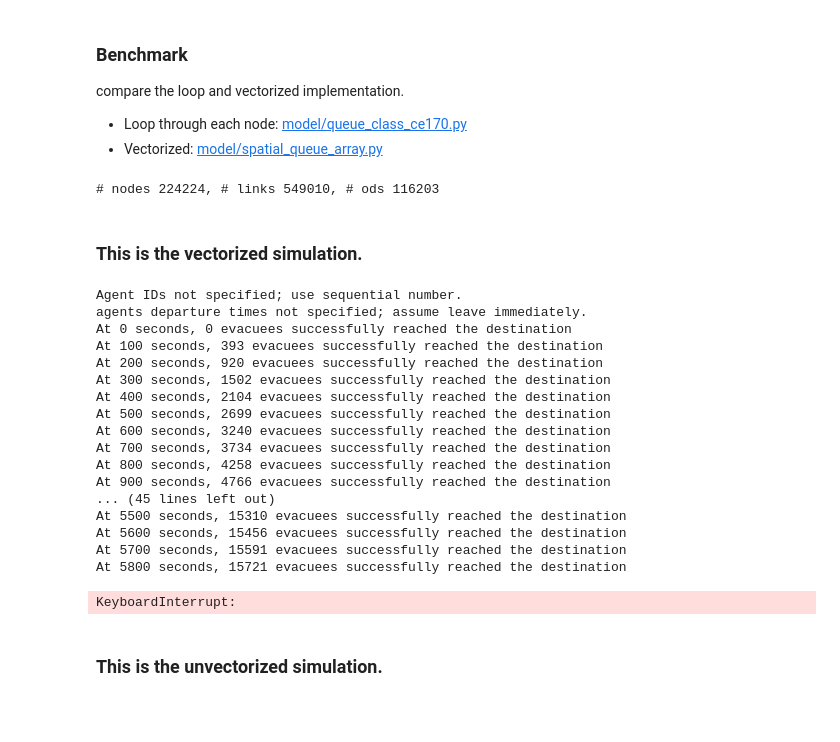
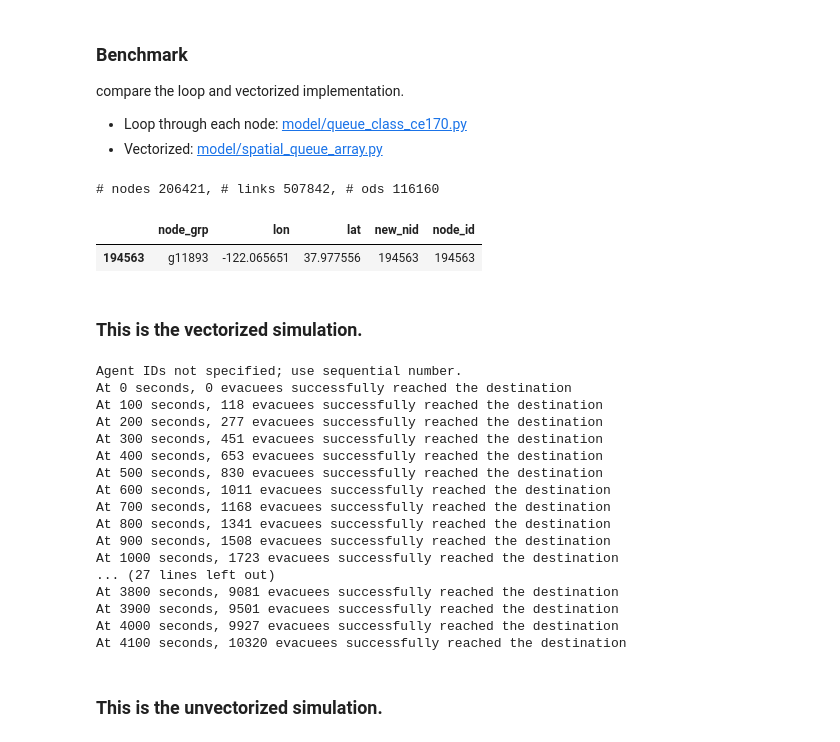
Before and after one commit to cb-cities/spatial_queue, a Jupyter notebook: benchmark/benchmark.ipynb, the cells around one changed output. Saved outputs shown, nothing was run; the diff lists cells and outputs as text; code cells hidden in the pictures; blank space fills up the shorter version.

```diff
--- a/benchmark/benchmark.ipynb
+++ b/benchmark/benchmark.ipynb
@@ -22,39 +22,36 @@ import model.spatial_queue_array as sq_vect
 # %%
 ### Read network and demand
 case='fairfax'
-nodes_df = pd.read_csv('traffic_inputs/{}_nodes.csv'.format(case))
-links_df = pd.read_csv('traffic_inputs/{}_links.csv'.format(case))
-od_df = pd.read_csv('traffic_inputs/{}_ods_day.csv'.format(case))
+nodes_df = pd.read_csv('traffic_inputs/new_{}_nodes.csv'.format(case))
+links_df = pd.read_csv('traffic_inputs/new_{}_links.csv'.format(case))
+od_df = pd.read_csv('traffic_inputs/{}_ods_day_new.csv'.format(case))
 #od_df = pd.concat([od_df]*100)
 
 ### these are done for the vectorized implementation
 if case == 'berkeley':
     osmid2nid_dict = {getattr(n, 'node_osmid'): getattr(n, 'node_id') for n in nodes_df.itertuples()}
     od_df['origin_nid'] = od_df['origin_osmid'].map(osmid2nid_dict)
     od_df['destin_nid'] = od_df['destin_osmid'].map(osmid2nid_dict)
     special_nodes = {'first_priority':[], 'second_priority':[]}
 if case == 'fairfax':
     special_nodes = {'first_priority':[], 'second_priority':[]}
-    background_od = pd.read_csv('traffic_inputs/{}_ods_background.csv'.format(case))
+    background_od = pd.read_csv('traffic_inputs/{}_ods_background_new.csv'.format(case))
     od_df = pd.concat([od_df, background_od]).sample(frac=1)
     #od_df = background_od.sample(frac=0.5)
-    od_df['departure_hour'] = od_df['departure_hour'].fillna(7)
-    od_df['departure_quarter'] = od_df['departure_quarter'].fillna(7)
-    od_df['departure_time'] = (od_df['departure_hour']-7)*3600 +
-                                od_df['departure_quarter']*900 +
-                                np.random.randint(0, 900, size=od_df['departure_time'].shape[0])
-    od_df['origin_nid'] = od_df['origin_node_id']
-    od_df['destin_nid'] = od_df['destin_node_id']
-    nodes_df['node_id'] = nodes_df['nid']
-    nodes_df['node_osmid'] = None
-    links_df['link_id'] = links_df['eid']
-    links_df['start_node_id'] = links_df['nid_s']
-    links_df['end_node_id'] = links_df['nid_e']
+    od_df = od_df[od_df['origin_nid']!=od_df['destin_nid']]
+    od_df['departure_hour'] = od_df['departure_hour'].fillna(6)
+    od_df['departure_quarter'] = od_df['departure_quarter'].fillna(0)
+    od_df['departure_time'] = (
+        od_df['departure_hour']-6)*3600 + od_df['departure_quarter']*900
+    nodes_df['node_id'] = nodes_df['new_nid'].astype(int)
 print('# nodes {}, # links {}, # ods {}'.format(nodes_df.shape[0], links_df.shape[0], od_df.shape[0]))
 #display(nodes_df.tail(2))
 #display(links_df.tail(2))
+display(nodes_df[nodes_df['node_id']==194563])
 # %% [output]
-# nodes 224224, # links 549010, # ods 116203
+# nodes 206421, # links 507842, # ods 116160
+|  | node_grp | lon | lat | new_nid | node_id |
+| 194563 | g11893 | -122.065651 | 37.977556 | 194563 | 194563 |
 # %% [markdown]
 ### This is the vectorized simulation.
 # %%
@@ -115,23 +112,22 @@ t_end_vect = time.time()
 print('Simulation took {}s'.format(t_end_vect - t_start_vect))
 # %% [output]
 Agent IDs not specified; use sequential number.
-agents departure times not specified; assume leave immediately.
 At 0 seconds, 0 evacuees successfully reached the destination
-At 100 seconds, 393 evacuees successfully reached the destination
-At 200 seconds, 920 evacuees successfully reached the destination
-At 300 seconds, 1502 evacuees successfully reached the destination
-At 400 seconds, 2104 evacuees successfully reached the destination
-At 500 seconds, 2699 evacuees successfully reached the destination
-At 600 seconds, 3240 evacuees successfully reached the destination
-At 700 seconds, 3734 evacuees successfully reached the destination
-At 800 seconds, 4258 evacuees successfully reached the destination
-At 900 seconds, 4766 evacuees successfully reached the destination
-... (45 lines left out)
-At 5500 seconds, 15310 evacuees successfully reached the destination
-At 5600 seconds, 15456 evacuees successfully reached the destination
-At 5700 seconds, 15591 evacuees successfully reached the destination
-At 5800 seconds, 15721 evacuees successfully reached the destination
+At 100 seconds, 118 evacuees successfully reached the destination
+At 200 seconds, 277 evacuees successfully reached the destination
+At 300 seconds, 451 evacuees successfully reached the destination
+At 400 seconds, 653 evacuees successfully reached the destination
+At 500 seconds, 830 evacuees successfully reached the destination
+At 600 seconds, 1011 evacuees successfully reached the destination
+At 700 seconds, 1168 evacuees successfully reached the destination
+At 800 seconds, 1341 evacuees successfully reached the destination
+At 900 seconds, 1508 evacuees successfully reached the destination
+At 1000 seconds, 1723 evacuees successfully reached the destination
+... (27 lines left out)
+At 3800 seconds, 9081 evacuees successfully reached the destination
+At 3900 seconds, 9501 evacuees successfully reached the destination
+At 4000 seconds, 9927 evacuees successfully reached the destination
+At 4100 seconds, 10320 evacuees successfully reached the destination
-KeyboardInterrupt:
 # %% [markdown]
 ### This is the unvectorized simulation.
 # %%
```
Also changed, not shown: 2 other files.
